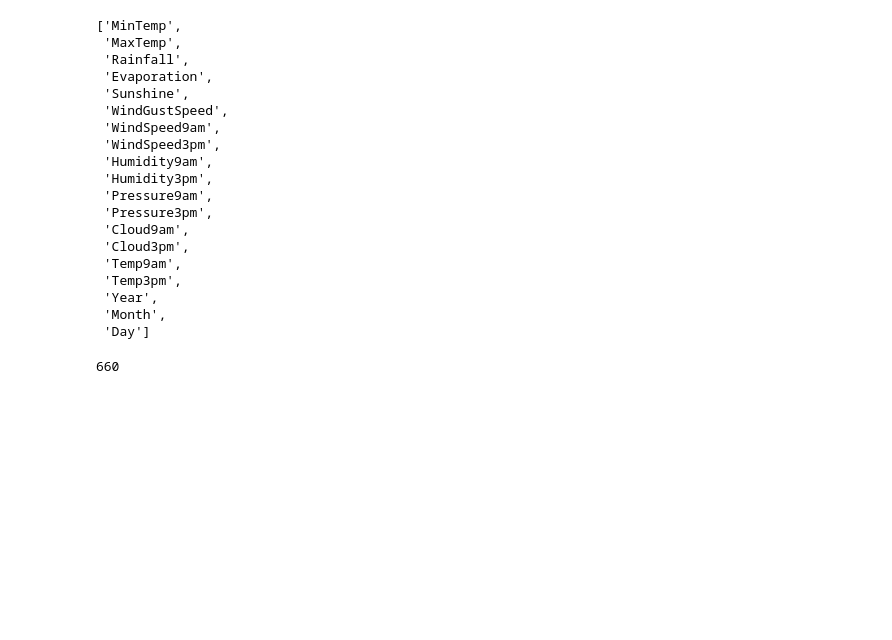
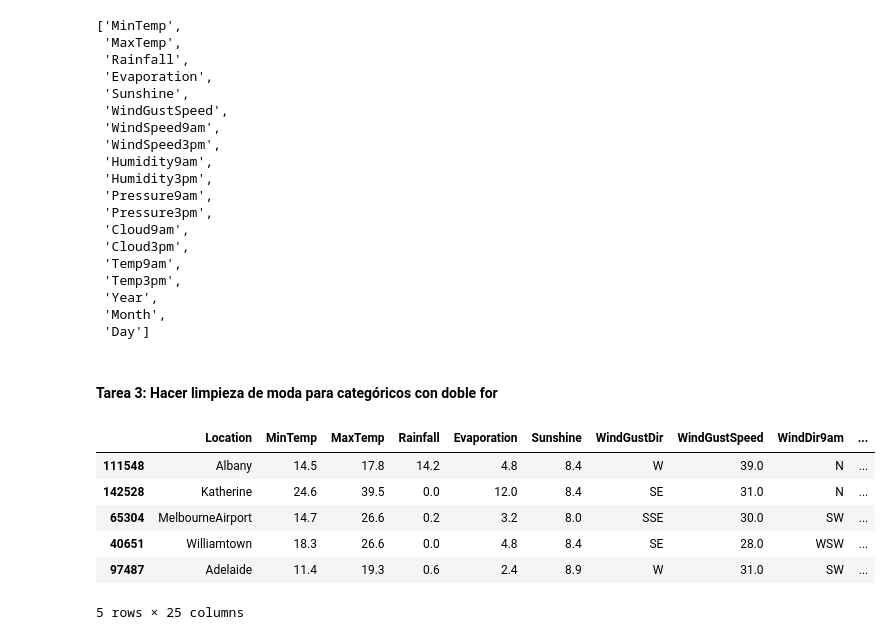
Before and after one commit to jaquimbayoc8/DiplomadoMLA2023, a Jupyter notebook: 5.RegresionLogistica/RegresionLogistica.ipynb, the cells around one changed output. Saved outputs shown, nothing was run; the diff lists cells and outputs as text; code cells hidden in the pictures; blank space fills up the shorter version.

```diff
--- a/5.RegresionLogistica/RegresionLogistica.ipynb
+++ b/5.RegresionLogistica/RegresionLogistica.ipynb
@@ -441,7 +452,24 @@ for df2 in [X_train, X_test]:
     df2['WindDir9am'].fillna(X_train['WindDir9am'].mode()[0], inplace=True)
     df2['WindDir3pm'].fillna(X_train['WindDir3pm'].mode()[0], inplace=True)
     df2['RainToday'].fillna(X_train['RainToday'].mode()[0], inplace=True)
-# %%
-y_test.isnull().sum()
-# %% [output]
-660
+# %% [markdown]
+#### **Tarea 3: Hacer limpieza de moda para categóricos con doble for**
+# %%
+### Rain today - Category encoders - pip install category_encoders
+import category_encoders as ce
+
+encoder = ce.BinaryEncoder(cols=['RainToday'])
+
+X_train = encoder.fit_transform(X_train)
+
+X_test = encoder.fit_transform(X_test)
+
+X_train.head()
+# %% [output]
+|  | Location | MinTemp | MaxTemp | Rainfall | Evaporation | Sunshine | WindGustDir | WindGustSpeed | WindDir9am | ... |
+| 111548 | Albany | 14.5 | 17.8 | 14.2 | 4.8 | 8.4 | W | 39.0 | N | ... |
+| 142528 | Katherine | 24.6 | 39.5 | 0.0 | 12.0 | 8.4 | SE | 31.0 | N | ... |
+| 65304 | MelbourneAirport | 14.7 | 26.6 | 0.2 | 3.2 | 8.0 | SSE | 30.0 | SW | ... |
+| 40651 | Williamtown | 18.3 | 26.6 | 0.0 | 4.8 | 8.4 | SE | 28.0 | WSW | ... |
+| 97487 | Adelaide | 11.4 | 19.3 | 0.6 | 2.4 | 8.9 | W | 31.0 | SW | ... |
+5 rows × 25 columns
```
Also changed, not shown: parts of 9 cells of this notebook.
